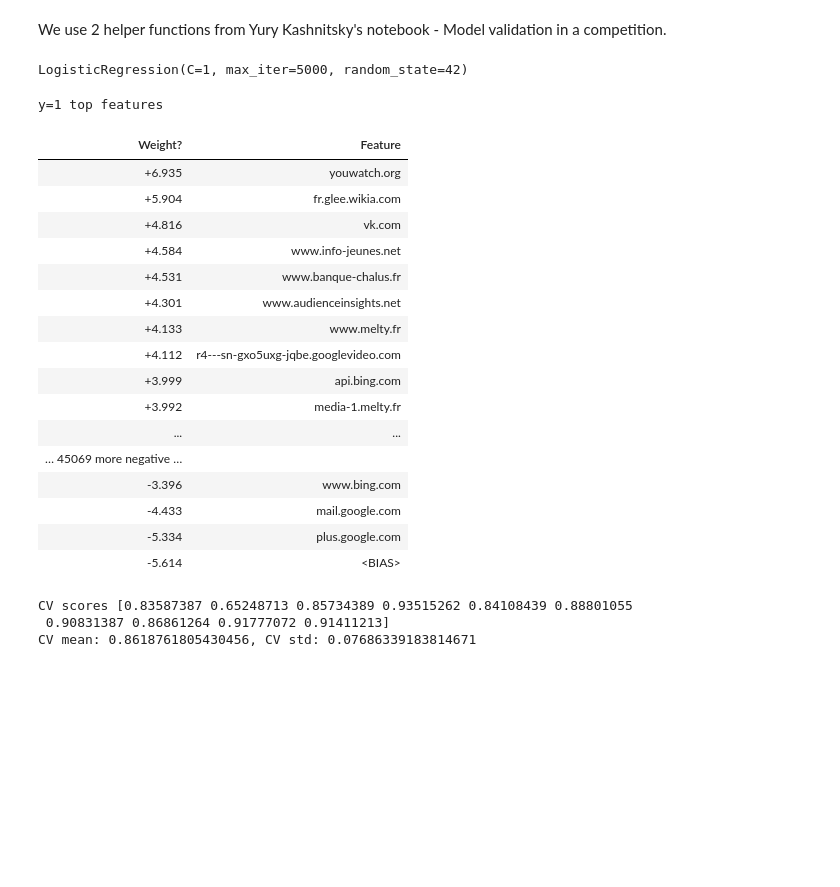
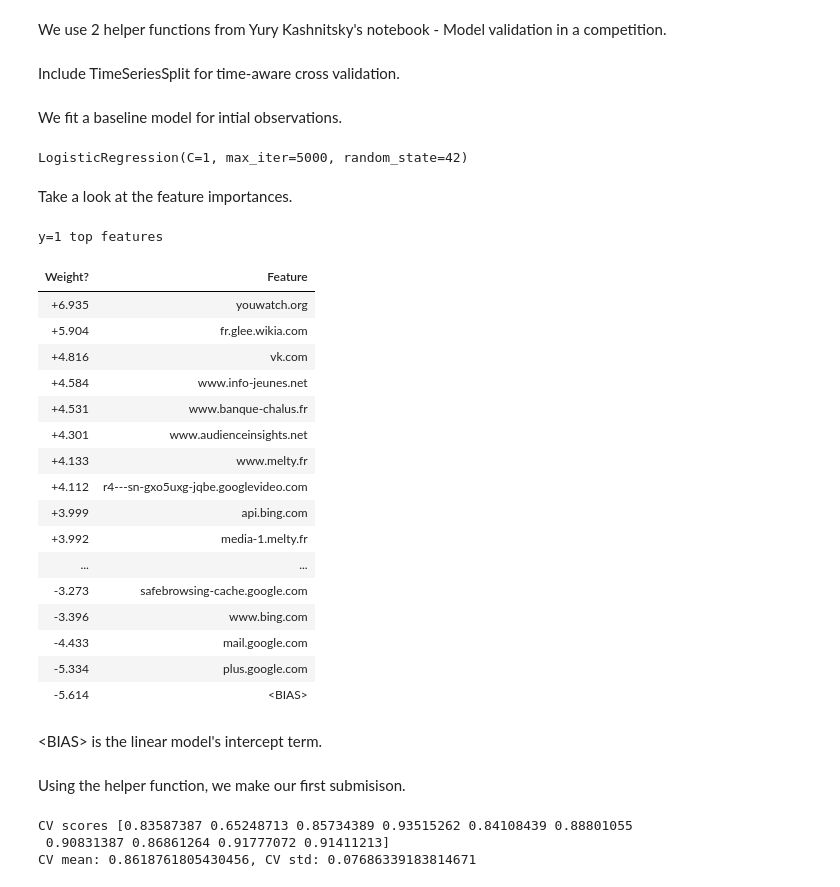
Before and after one commit to TempeHS/2025SE-Mike.N-HSC-MajorProject, a Jupyter notebook: notebooks/model_development.ipynb, the cells around one changed output. Cells and saved outputs as stored; diff of their text form; code cells hidden in the pictures; blank space fills up the shorter version.

```diff
--- a/notebooks/model_development.ipynb
+++ b/notebooks/model_development.ipynb
@@ -139,36 +162,44 @@ def write_to_submission_file(predicted_labels, out_file,
                                 index = np.arange(1, predicted_labels.shape[0] + 1),
                                 columns=[target])
     predicted_df.to_csv(out_file, index_label=index_label)
+# %% [markdown]
+Include TimeSeriesSplit for time-aware cross validation.
 # %%
 time_split = TimeSeriesSplit(n_splits=10)
 site_feature_names = np.load("../data/site_feature_names.npy", allow_pickle=True)
 new_feature_names = ["morning", "day", "evening", "summer", "weekday", "year", "session_duration"]
+# %% [markdown]
+We fit a baseline model for intial observations.
 # %%
 baseline_clf = LogisticRegression(C = 1, max_iter= 5000, random_state = 42)
 baseline_clf.fit(X_train_base, y_train)
 # %% [output]
 LogisticRegression(C=1, max_iter=5000, random_state=42)
+# %% [markdown]
+Take a look at the feature importances.
 # %%
 from IPython.display import display_html, HTML
 display_html("<style></style>", raw=True)
-display_html(eli5.show_weights(estimator=baseline_clf, feature_names=site_feature_names, top=30))
+display_html(eli5.show_weights(estimator=baseline_clf, feature_names=site_feature_names, top=50))
 # %% [output]
 y=1 top features
 | Weight? | Feature |
 | +6.935 | youwatch.org |
 | +5.904 | fr.glee.wikia.com |
 | +4.816 | vk.com |
 | +4.584 | www.info-jeunes.net |
 | +4.531 | www.banque-chalus.fr |
 | +4.301 | www.audienceinsights.net |
 | +4.133 | www.melty.fr |
 | +4.112 | r4---sn-gxo5uxg-jqbe.googlevideo.com |
 | +3.999 | api.bing.com |
 | +3.992 | media-1.melty.fr |
 | ... | ... |
-| … 45069 more negative … |  |
+| -3.273 | safebrowsing-cache.google.com |
 | -3.396 | www.bing.com |
 | -4.433 | mail.google.com |
 | -5.334 | plus.google.com |
 | -5.614 | <BIAS> |
+# %% [markdown]
+\<BIAS\> is the linear model's intercept term.
 # %%
@@ -220,6 +246,8 @@ def train_and_predict(model, X_train, y_train, X_test, site_feature_names,
     write_to_submission_file(test_pred, submission_file_name)
 
     return cv_scores
+# %% [markdown]
+Using the helper function, we make our first submisison.
 # %%
 cv_scores1 = train_and_predict(model=baseline_clf, X_train = X_train_base, y_train = y_train,
                                X_test = X_test_base, site_feature_names = site_feature_names,
```
Also changed, not shown: parts of 23 cells of this notebook, 6 other files.
